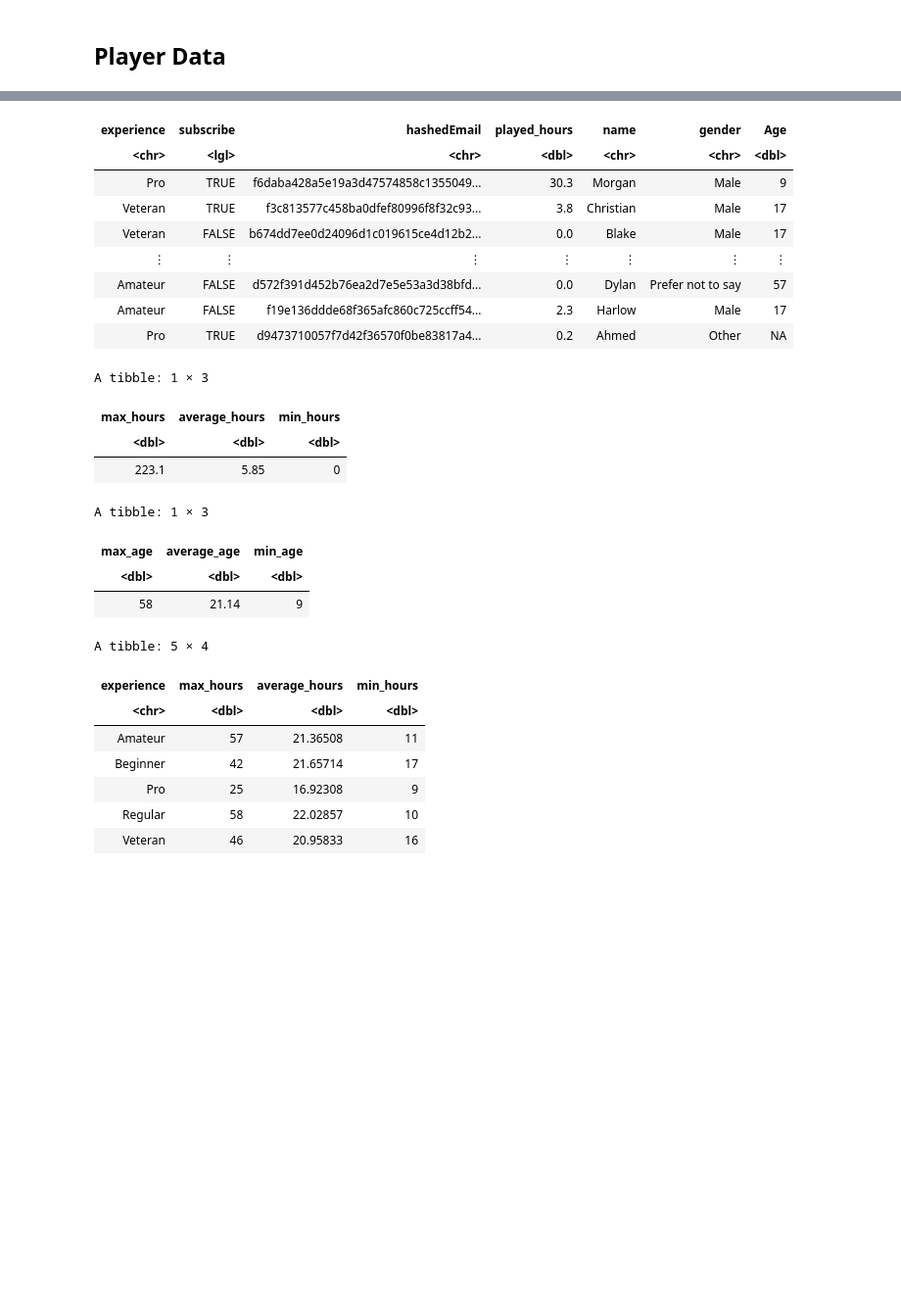
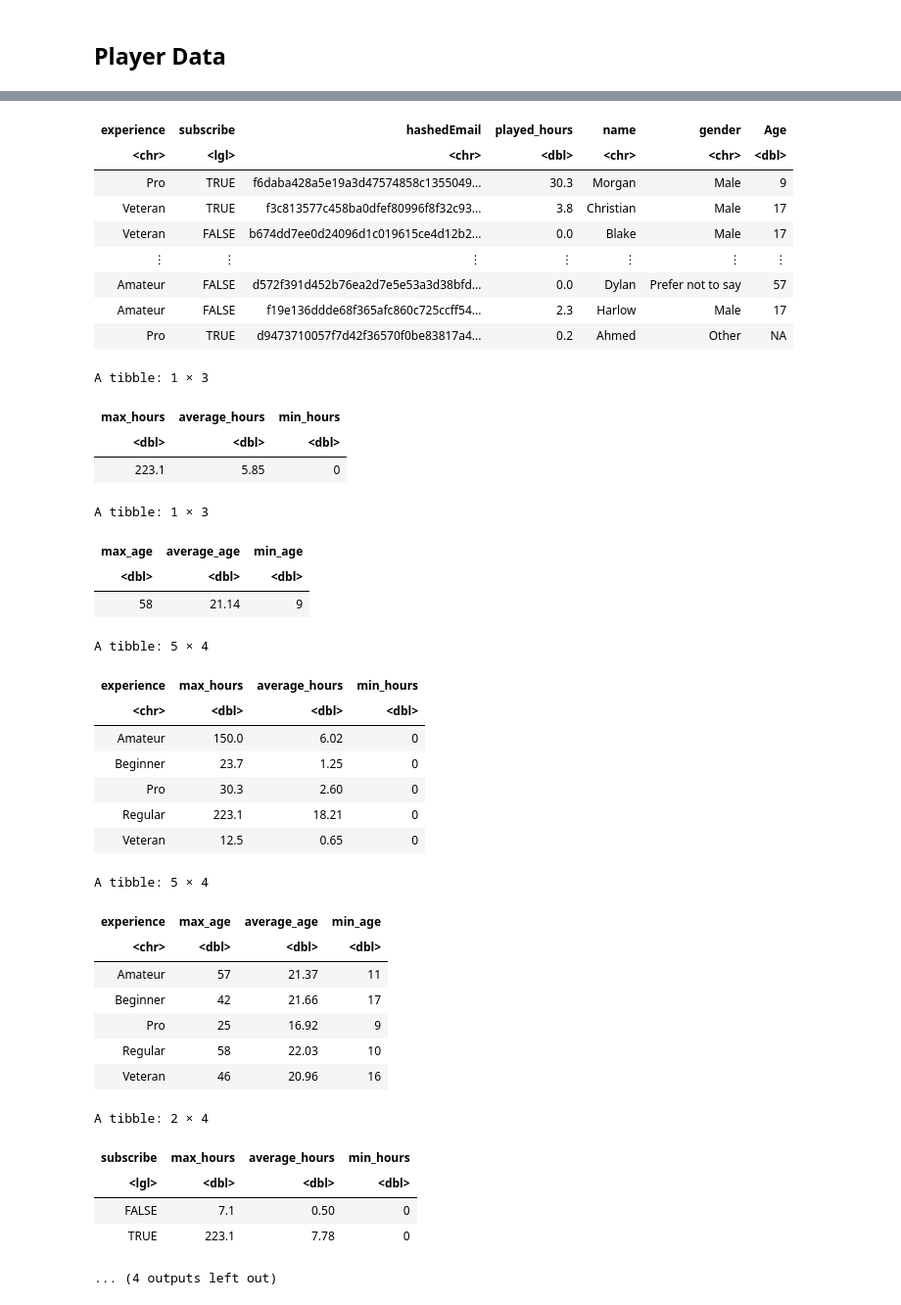
Before and after one commit to noahfunguy5080-sudo/Individual-project, a Jupyter notebook: Indiviual_project.ipynb, the cells around one changed output, grey strips where cells are left out. Shown at 98% size. Drawn from its saved outputs; the diff is of its cells as text; code cells hidden in the pictures; blank space fills up the shorter version.

Commit message:
Wangled all the data for subscribe
Added the average age depending on the experience, the average hours depending on the experience level, the amount of hours played depending if they subscribed or not and the total number of subscribers based on the experience level.

```diff
--- a/Indiviual_project.ipynb
+++ b/Indiviual_project.ipynb
@@ -130,38 +130,87 @@ max_min_avrg_age = player_data |>
     round(digits = 2)
 
 experiences_max_min_avrg_hours = player_data |>
     group_by(experience) |>
-    summarize(max_hours = max(Age, na.rm = TRUE),
-             average_hours = mean(Age, na.rm = TRUE),
-             min_hours = min(Age, na.rm = TRUE))
+    summarize(max_hours = max(played_hours, na.rm = TRUE),
+             average_hours = mean(played_hours, na.rm = TRUE),
+             min_hours = min(played_hours, na.rm = TRUE)) |>
+    mutate(max_hours = round(max_hours, digits = 2),
+          average_hours = round(average_hours, digits = 2),
+          min_hours = round(min_hours, digits = 2))
+
+experiences_max_min_avrg_age = player_data |>
+    group_by(experience) |>
+    summarize(max_age = max(Age, na.rm = TRUE),
+             average_age = mean(Age, na.rm = TRUE),
+             min_age = min(Age, na.rm = TRUE)) |>
+    mutate(max_age = round(max_age, digits = 2),
+          average_age = round(average_age, digits = 2),
+          min_age = round(min_age, digits = 2))
+
+subscriber_max_min_avrg_hours = player_data |>
+    group_by(subscribe) |>
+    summarize(max_hours = max(played_hours, na.rm = TRUE),
+             average_hours = mean(played_hours, na.rm = TRUE),
+             min_hours = min(played_hours, na.rm = TRUE)) |>
+    mutate(max_hours = round(max_hours, digits = 2),
+          average_hours = round(average_hours, digits = 2),
+          min_hours = round(min_hours, digits = 2))
+
+
+number_of_subscribers = player_data |>
+    group_by(experience) |>
+    summarize(number_of_subscribers = sum(subscribe, na.rm = TRUE))
+
+age_of_subscribers = player_data |>
+    group_by(Age) |>
+    summarize(number_of_subscribers = sum(subscribe, na.rm = TRUE))
+
 
 max_min_avrg_hours
 max_min_avrg_age
 experiences_max_min_avrg_hours
+experiences_max_min_avrg_age
+subscriber_max_min_avrg_hours
+number_of_subscribers
+age_of_subscribers
 # %% [output]
 A spec_tbl_df: 196 × 7
 | experience | subscribe | hashedEmail | played_hours | name | gender | Age |
 | <chr> | <lgl> | <chr> | <dbl> | <chr> | <chr> | <dbl> |
 | Pro | TRUE | f6daba428a5e19a3d47574858c1355049... | 30.3 | Morgan | Male | 9 |
 | Veteran | TRUE | f3c813577c458ba0dfef80996f8f32c93... | 3.8 | Christian | Male | 17 |
 | Veteran | FALSE | b674dd7ee0d24096d1c019615ce4d12b2... | 0.0 | Blake | Male | 17 |
 | ⋮ | ⋮ | ⋮ | ⋮ | ⋮ | ⋮ | ⋮ |
 | Amateur | FALSE | d572f391d452b76ea2d7e5e53a3d38bfd... | 0.0 | Dylan | Prefer not to say | 57 |
 | Amateur | FALSE | f19e136ddde68f365afc860c725ccff54... | 2.3 | Harlow | Male | 17 |
 | Pro | TRUE | d9473710057f7d42f36570f0be83817a4... | 0.2 | Ahmed | Other | NA |
 A tibble: 1 × 3
 | max_hours | average_hours | min_hours |
 | <dbl> | <dbl> | <dbl> |
 | 223.1 | 5.85 | 0 |
 A tibble: 1 × 3
 | max_age | average_age | min_age |
 | <dbl> | <dbl> | <dbl> |
 | 58 | 21.14 | 9 |
 A tibble: 5 × 4
 | experience | max_hours | average_hours | min_hours |
 | <chr> | <dbl> | <dbl> | <dbl> |
-| Amateur | 57 | 21.36508 | 11 |
-| Beginner | 42 | 21.65714 | 17 |
-| Pro | 25 | 16.92308 | 9 |
-| Regular | 58 | 22.02857 | 10 |
-| Veteran | 46 | 20.95833 | 16 |
+| Amateur | 150.0 | 6.02 | 0 |
+| Beginner | 23.7 | 1.25 | 0 |
+| Pro | 30.3 | 2.60 | 0 |
+| Regular | 223.1 | 18.21 | 0 |
+| Veteran | 12.5 | 0.65 | 0 |
+A tibble: 5 × 4
+| experience | max_age | average_age | min_age |
+| <chr> | <dbl> | <dbl> | <dbl> |
+| Amateur | 57 | 21.37 | 11 |
+| Beginner | 42 | 21.66 | 17 |
+| Pro | 25 | 16.92 | 9 |
+| Regular | 58 | 22.03 | 10 |
+| Veteran | 46 | 20.96 | 16 |
+A tibble: 2 × 4
+| subscribe | max_hours | average_hours | min_hours |
+| <lgl> | <dbl> | <dbl> | <dbl> |
+| FALSE | 7.1 | 0.50 | 0 |
+| TRUE | 223.1 | 7.78 | 0 |
+... (4 outputs left out)
```
